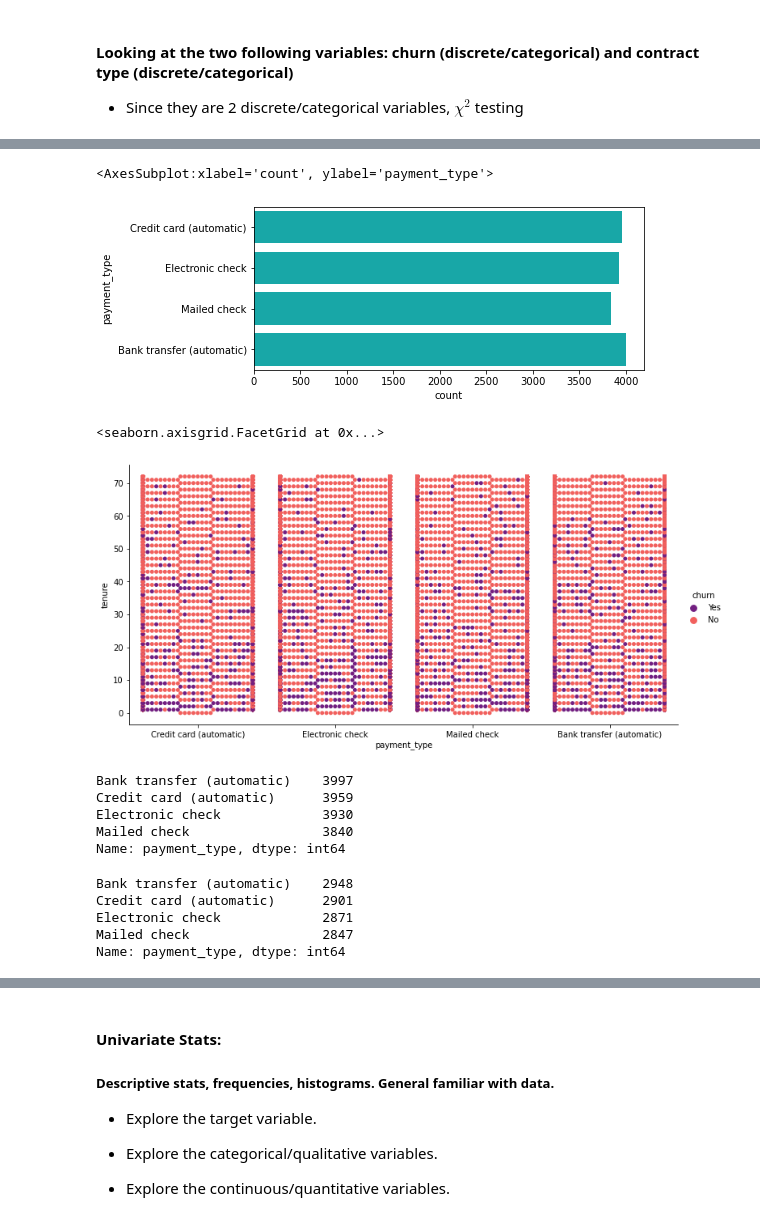
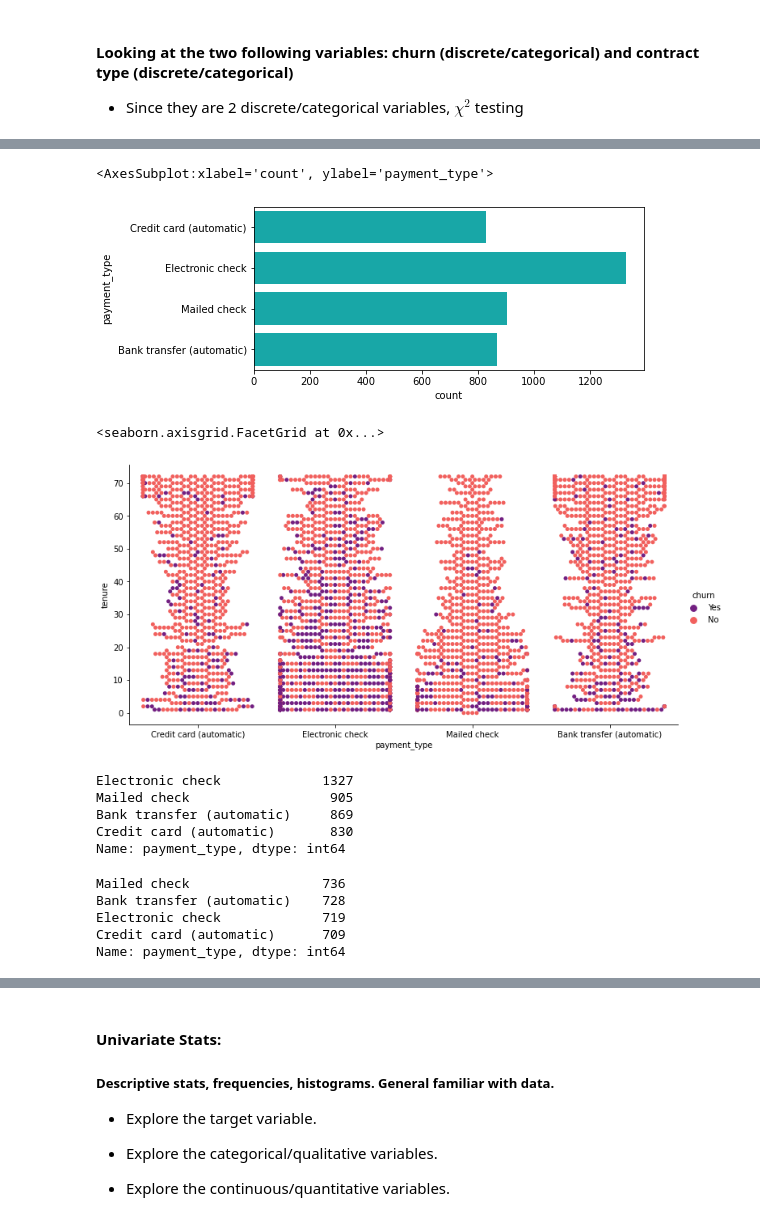
Before and after one commit to veronica-f-reyes/telco_classification_project, a Jupyter notebook: Initial Telco Churn Project Notebook.ipynb, the cells around one changed output, grey strips where cells are left out. Cells and saved outputs as stored; diff of their text form; code cells hidden in the pictures.

```diff
--- a/Initial Telco Churn Project Notebook.ipynb
+++ b/Initial Telco Churn Project Notebook.ipynb
@@ -311,6 +463,6 @@ df[tenure_one].monthly_charges
 # %%
-# Prepare raw Telco data by removing ID number columns, removing any duplicates, and cleaning up null values
-df_raw = prepare.prep_telco_raw(df)
+# Prepare original Telco data by removing ID number columns, removing any duplicates, and cleaning up null values
+df_prepped = prepare.prep_telco_raw(df)
 # %%
 # Prepare Encoded  Telco data by removing ID number columns, removing any duplicates, encoding and creating dummies
 df_encoded = prepare.prep_telco_encoded(df)
@@ -357,5 +564,5 @@ df_encoded.describe()
 # Using the prepare custom library, take in a DataFrame and return train, validate, and test DataFrames;
 # Stratify on churn
 
-train_raw, validate_raw, test_raw = prepare.split_data(df_raw)
+train, validate, test = prepare.split_data(df_prepped)
 # %%
@@ -909,29 +1110,29 @@ We reject the hypothesis that Customers who churn are independent of whether the
 # %%
 f, ax = plt.subplots(figsize=(7, 3))
-sns.countplot(y="payment_type", data=train_raw, color="c")
+sns.countplot(y="payment_type", data=train, color="c")
 # %% [output]
 <AxesSubplot:xlabel='count', ylabel='payment_type'>
-[figure, old version]
+[figure, new version]
 # %%
 sns.catplot(x="payment_type", y="tenure", hue="churn", aspect=2,
-            kind="swarm", data=train_raw, palette = 'magma')
+            kind="swarm", data=train, palette = 'magma')
 # %% [output]
 <seaborn.axisgrid.FacetGrid at 0x...>
-[figure, old version]
+[figure, new version]
 # %%
-train_raw.payment_type.value_counts()
+train.payment_type.value_counts()
 # %% [output]
-Bank transfer (automatic)    3997
-Credit card (automatic)      3959
-Electronic check             3930
-Mailed check                 3840
+Electronic check             1327
+Mailed check                  905
+Bank transfer (automatic)     869
+Credit card (automatic)       830
 Name: payment_type, dtype: int64
 # %%
-train_raw[train_raw.churn == "No"].payment_type.value_counts()
+train[train.churn == "No"].payment_type.value_counts()
 # %% [output]
-Bank transfer (automatic)    2948
-Credit card (automatic)      2901
-Electronic check             2871
-Mailed check                 2847
+Mailed check                 736
+Bank transfer (automatic)    728
+Electronic check             719
+Credit card (automatic)      709
 Name: payment_type, dtype: int64
 # %%
```
Also changed, not shown: parts of 118 cells of this notebook, 3 other files.
